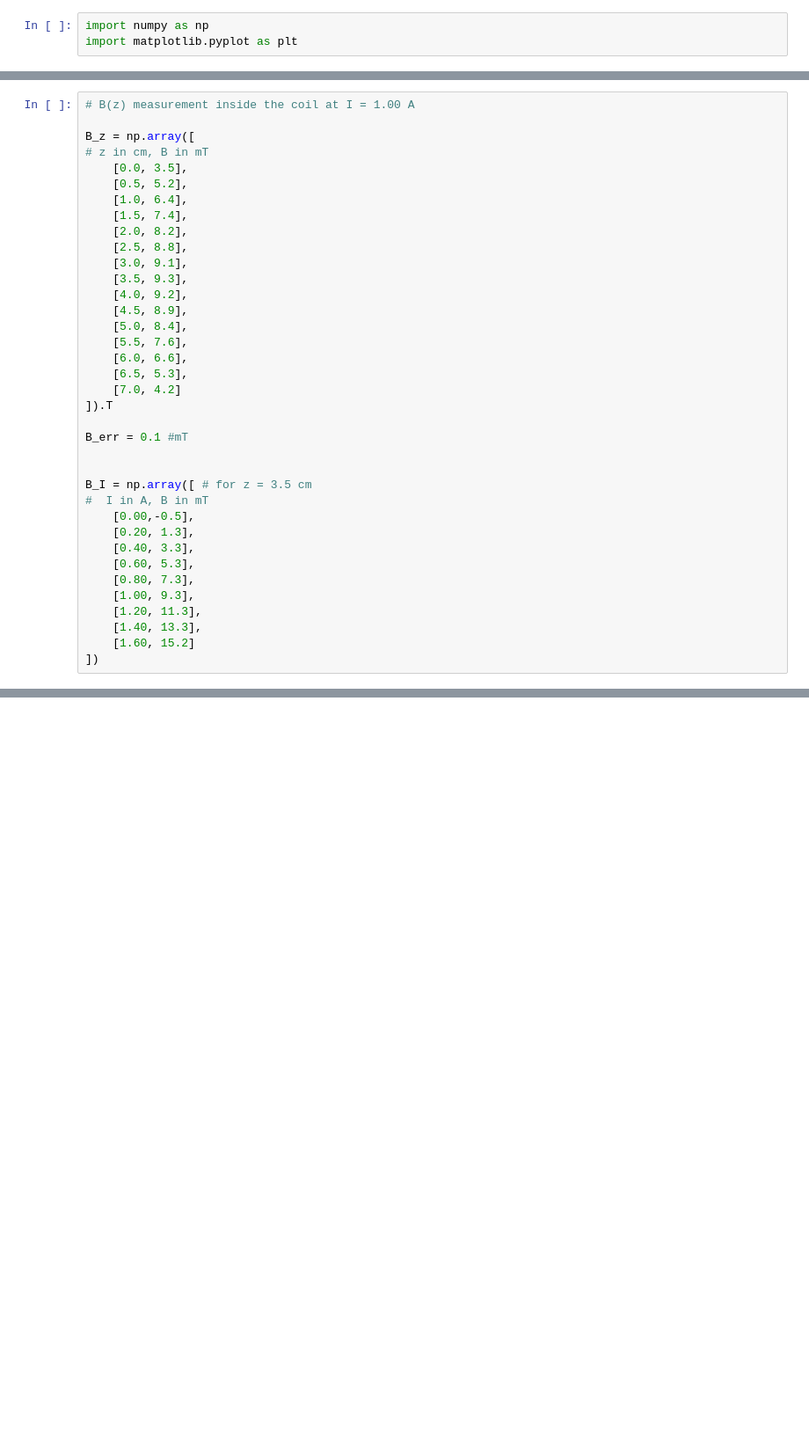
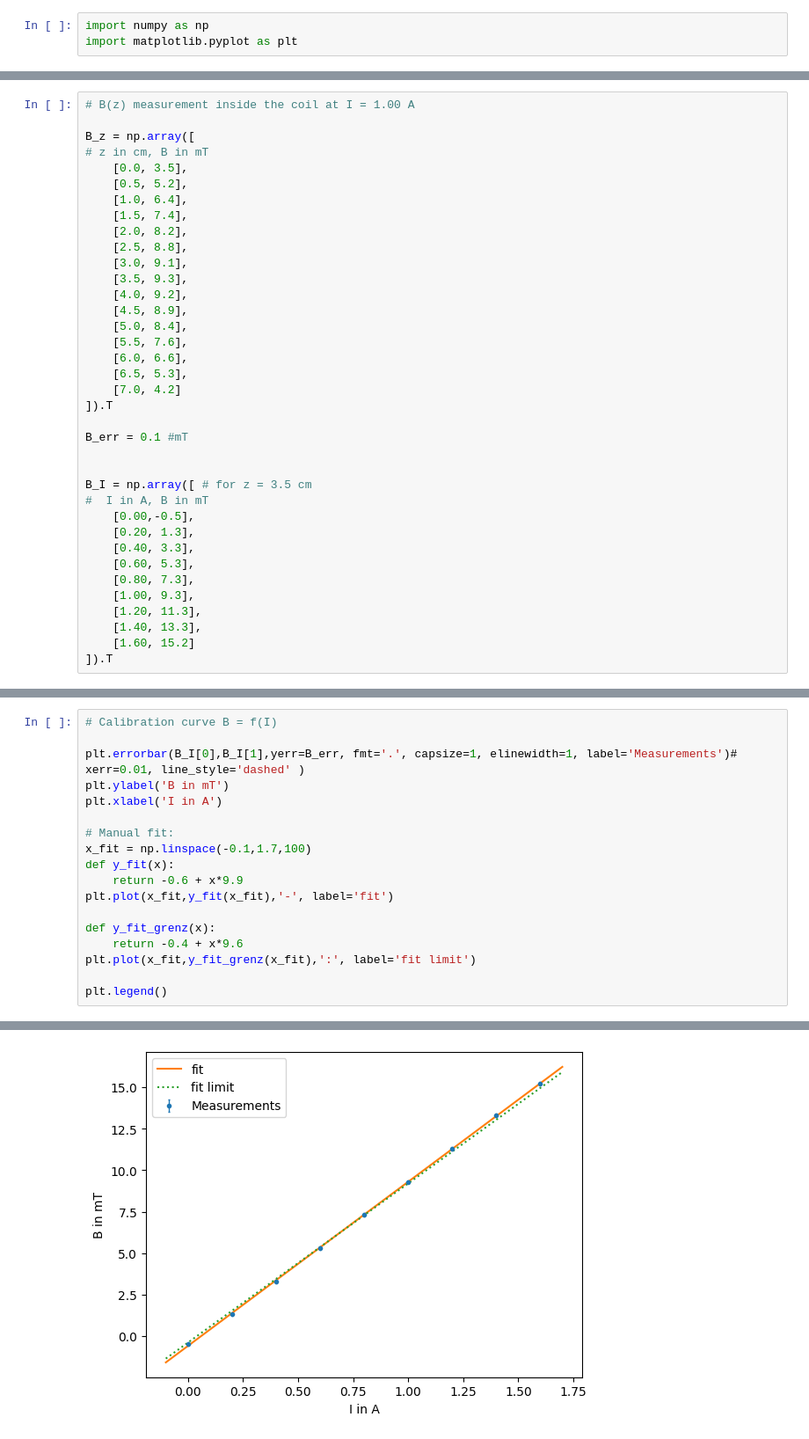
Before and after one commit to cembomembo/FP-Faraday, a Jupyter notebook: Evaluation/evaluation.ipynb, the cells around one changed output, grey strips where cells are left out. Shown at 88% size. Saved outputs shown, nothing was run; the diff lists cells and outputs as text; blank space fills up the shorter version.

```diff
--- a/Evaluation/evaluation.ipynb
+++ b/Evaluation/evaluation.ipynb
@@ -39,4 +41,4 @@ B_I = np.array([ # for z = 3.5 cm
     [1.20, 11.3],
     [1.40, 13.3],
     [1.60, 15.2]
-])
+]).T
@@ -68,0 +87,19 @@ print(B_alt)
+# %%
+# Calibration curve B = f(I)
+
+plt.errorbar(B_I[0],B_I[1],yerr=B_err, fmt='.', capsize=1, elinewidth=1, label='Measurements')# xerr=0.01, line_style='dashed' )
+plt.ylabel('B in mT')
+plt.xlabel('I in A')
+
+# Manual fit:
+x_fit = np.linspace(-0.1,1.7,100)
+def y_fit(x):
+    return -0.6 + x*9.9
+plt.plot(x_fit,y_fit(x_fit),'-', label='fit')
+
+def y_fit_grenz(x):
+    return -0.4 + x*9.6
+plt.plot(x_fit,y_fit_grenz(x_fit),':', label='fit limit')
+
+plt.legend()
+# %% [output]
@@ -68,0 +107 @@ print(B_alt)
+[figure, added]
```
Also changed, not shown: parts of 17 cells of this notebook.
